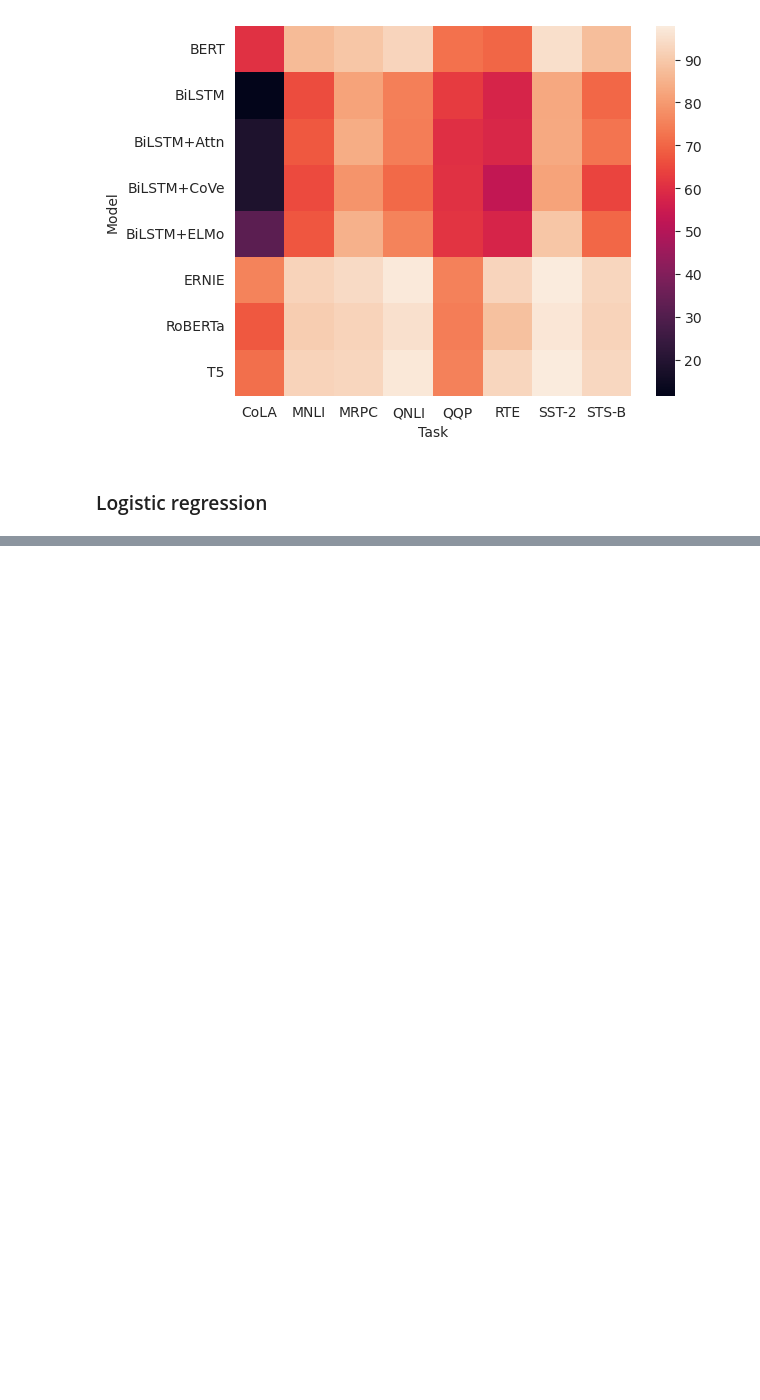
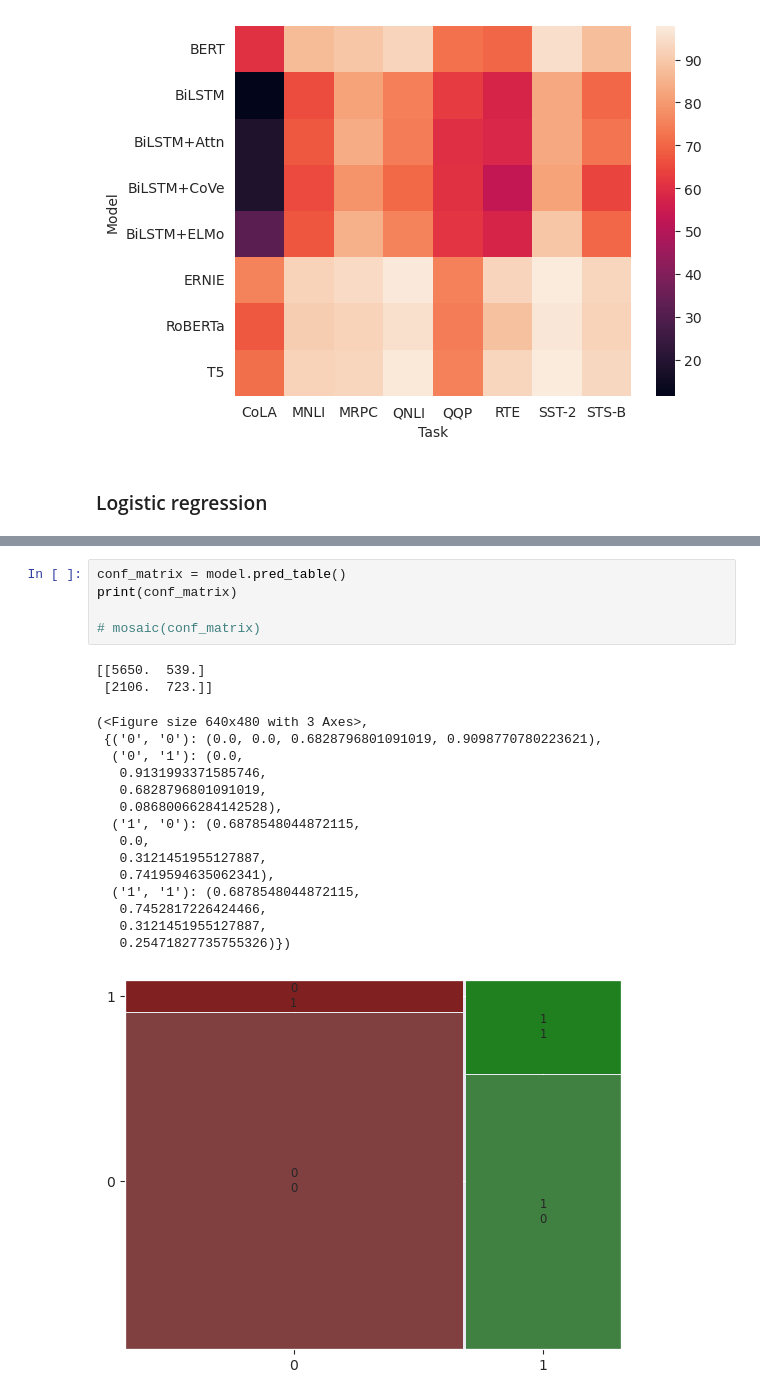
Before and after one commit to carlosjesuscaro/data_analysis_car_insurance, a Jupyter notebook: main.ipynb, the cells around one changed output, grey strips where cells are left out. Drawn from its saved outputs; the diff is of its cells as text; blank space fills up the shorter version.

```diff
--- a/main.ipynb
+++ b/main.ipynb
@@ -163,5 +163,28 @@ credit_score    -5.4794      0.187    -29.360      0.000      -5.845      -5.114
 ================================================================================
 <Axes: xlabel='credit_score', ylabel='outcome'>
 [figure]
+# %%
+conf_matrix = model.pred_table()
+print(conf_matrix)
+
+# mosaic(conf_matrix)
+# %% [output]
+[[5650.  539.]
+ [2106.  723.]]
+(<Figure size 640x480 with 3 Axes>,
+ {('0', '0'): (0.0, 0.0, 0.6828796801091019, 0.9098770780223621),
+  ('0', '1'): (0.0,
+   0.9131993371585746,
+   0.6828796801091019,
+   0.08680066284142528),
+  ('1', '0'): (0.6878548044872115,
+   0.0,
+   0.3121451955127887,
+   0.7419594635062341),
+  ('1', '1'): (0.6878548044872115,
+   0.7452817226424466,
+   0.3121451955127887,
+   0.25471827735755326)})
+[figure, added]
 # %%
 mod_test = logit("outcome ~ vehicle_type", data=data).fit()
```
Also changed, not shown: parts of 7 cells of this notebook.
